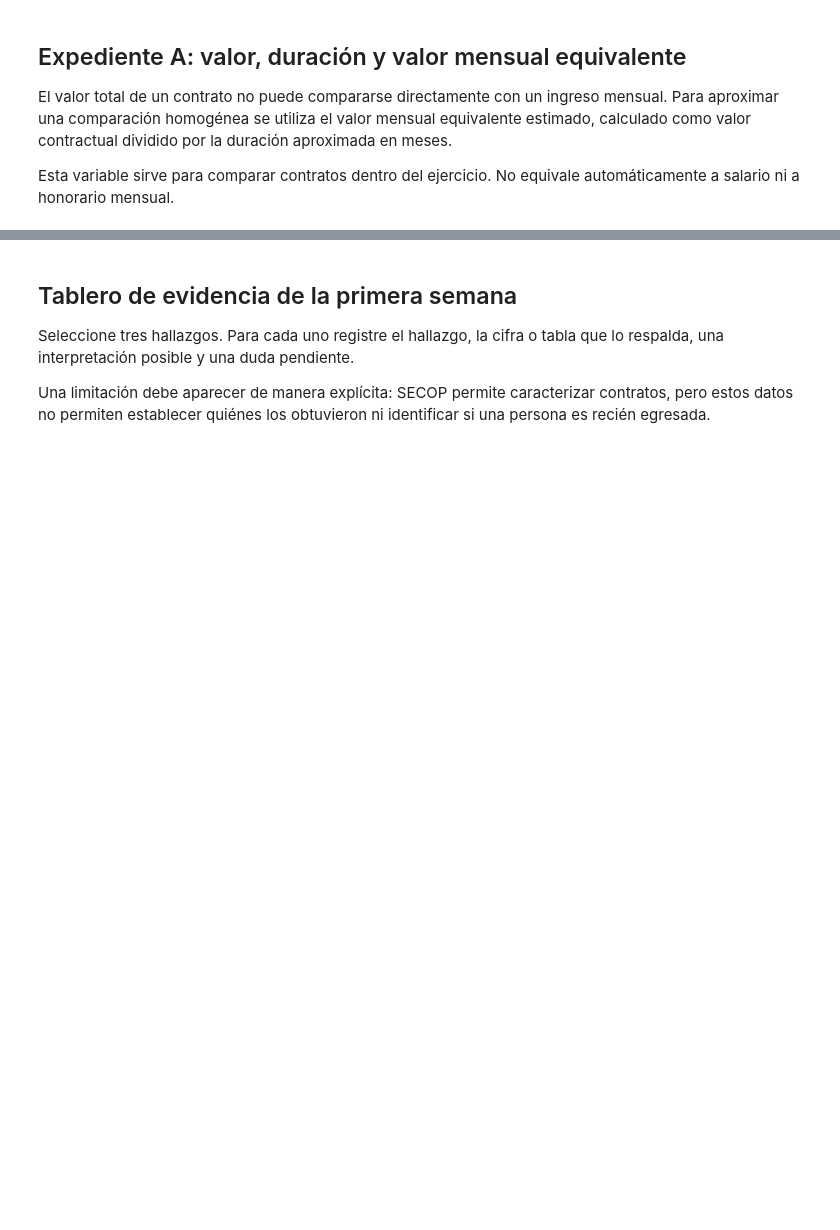
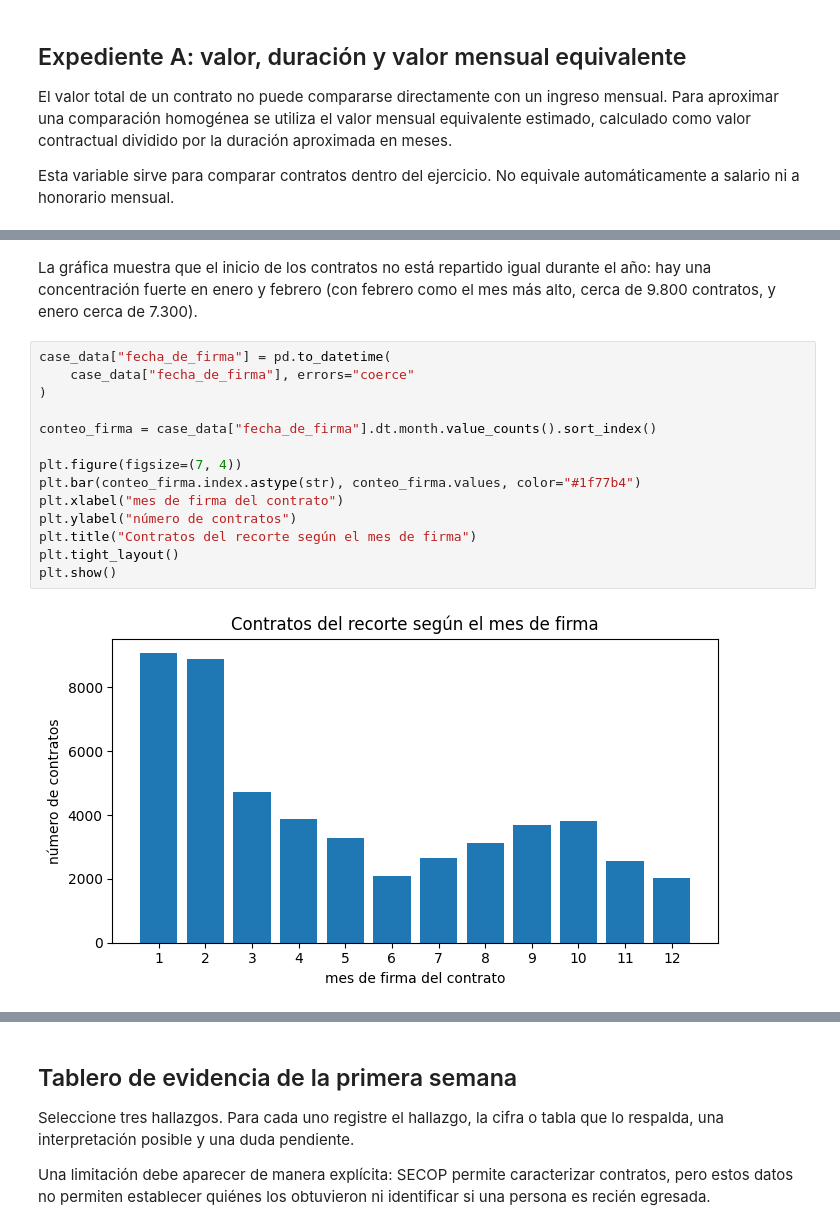
Before and after one commit to CamilaAg-05/curso_Data_Analytics, a Jupyter notebook: Laboratorio_SECOP_Caso_1A/SECOP_ExpedienteA(GRUPO_1).ipynb, the cells around one changed output, grey strips where cells are left out. Cells and saved outputs as stored; diff of their text form; blank space fills up the shorter version.

```diff
--- a/Laboratorio_SECOP_Caso_1A/SECOP_ExpedienteA(GRUPO_1).ipynb
+++ b/Laboratorio_SECOP_Caso_1A/SECOP_ExpedienteA(GRUPO_1).ipynb
@@ -433,0 +479,18 @@ La variable `valor_mensual_equivalente` es solo una división entre ($\text{valo
+# %% [markdown]
+La gráfica muestra que el inicio de los contratos no está repartido igual durante el año: hay una concentración fuerte en enero y febrero (con febrero como el mes más alto, cerca de 9.800 contratos, y enero cerca de 7.300).
+# %%
+case_data["fecha_de_firma"] = pd.to_datetime(
+    case_data["fecha_de_firma"], errors="coerce"
+)
+
+conteo_firma = case_data["fecha_de_firma"].dt.month.value_counts().sort_index()
+
+plt.figure(figsize=(7, 4))
+plt.bar(conteo_firma.index.astype(str), conteo_firma.values, color="#1f77b4")
+plt.xlabel("mes de firma del contrato")
+plt.ylabel("número de contratos")
+plt.title("Contratos del recorte según el mes de firma")
+plt.tight_layout()
+plt.show()
+# %% [output]
+[figure, added]
```
Also changed, not shown: parts of 25 cells of this notebook.
